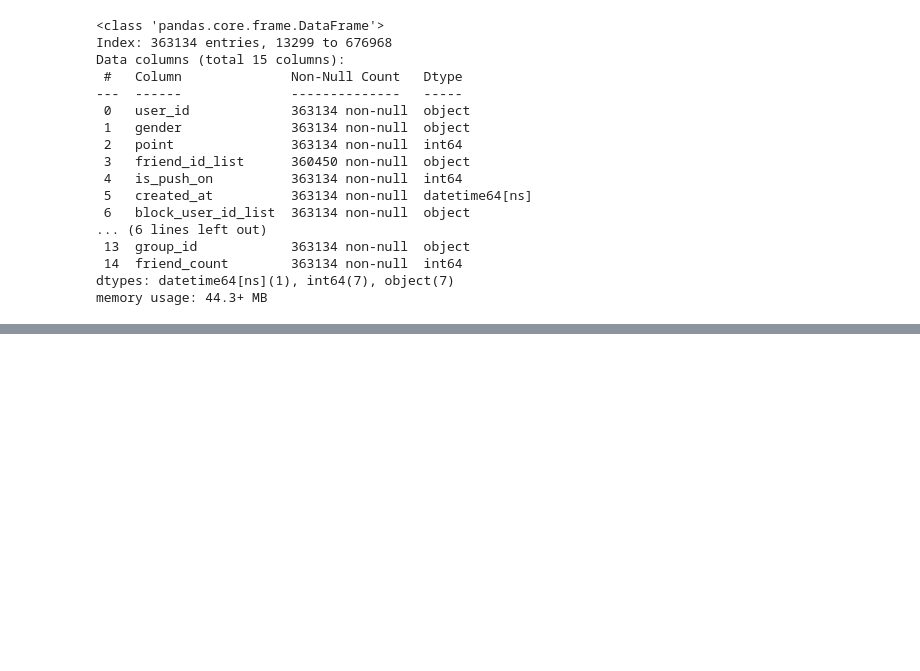
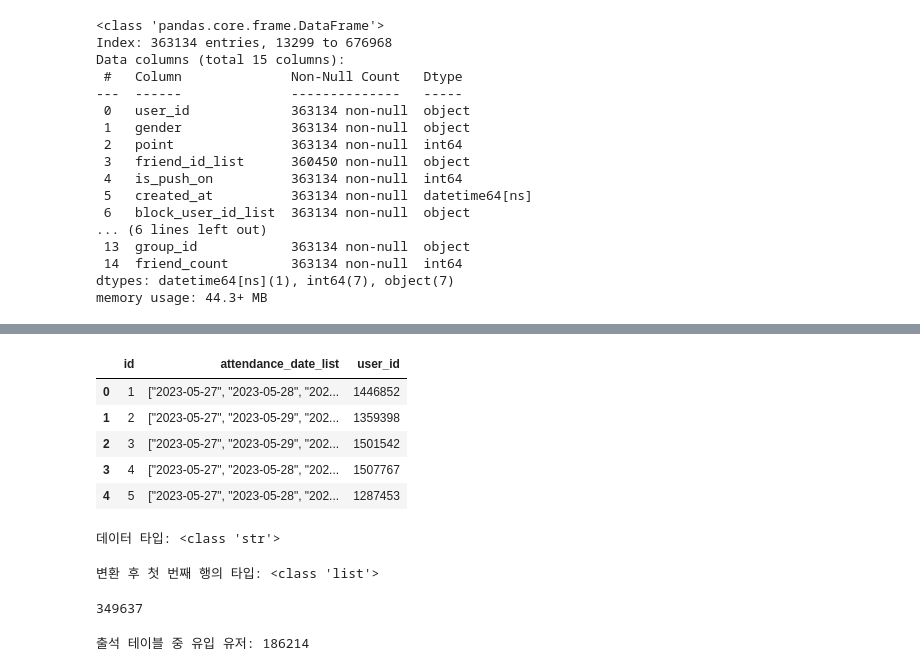
Before and after one commit to EtheriumArchive/Codeit_project, a Jupyter notebook: analysis_damyeon_v2.ipynb, the cells around one changed output, grey strips where cells are left out. Cells and saved outputs as stored; diff of their text form; code cells hidden in the pictures; blank space fills up the shorter version.

```diff
--- a/analysis_damyeon_v2.ipynb
+++ b/analysis_damyeon_v2.ipynb
@@ -618,0 +658,3 @@ print(f"필터링 된 유저 수: {676978 - 626239}명")
+# %%
+attendance_path = 'dumps/raw_vote_csv/accounts_attendance.csv'
+raw_attendance = pd.read_csv(attendance_path)
@@ -618,0 +674,14 @@ print(f"필터링 된 유저 수: {676978 - 626239}명")
+# %%
+raw_attendance.head()
+# %% [output]
+|  | id | attendance_date_list | user_id |
+| 0 | 1 | ["2023-05-27", "2023-05-28", "202... | 1446852 |
+| 1 | 2 | ["2023-05-27", "2023-05-29", "202... | 1359398 |
+| 2 | 3 | ["2023-05-27", "2023-05-29", "202... | 1501542 |
+| 3 | 4 | ["2023-05-27", "2023-05-28", "202... | 1507767 |
+| 4 | 5 | ["2023-05-27", "2023-05-28", "202... | 1287453 |
+# %%
+first_value = raw_attendance['attendance_date_list'].iloc[0]
+print(f"데이터 타입: {type(first_value)}")
+# %% [output]
+데이터 타입: <class 'str'>
@@ -618,0 +694,18 @@ print(f"필터링 된 유저 수: {676978 - 626239}명")
+# %%
+# 변환 후 다시 확인
+print(f"변환 후 첫 번째 행의 타입: {type(processed_attendance['attendance_date_list'].iloc[0])}")
+# %% [output]
+변환 후 첫 번째 행의 타입: <class 'list'>
+# %%
+# 출석 테이블 유저 고유값
+processed_attendance['user_id'].nunique()
+# %% [output]
+349637
+# %%
+# 출석 테이블을 리텐션으로 볼 수 있는지?
+
+# 유입 유저 필터링
+acquisition_filtered_attendance = processed_attendance[processed_attendance['user_id'].isin(acquisition_user_list)].copy()
+print(f"출석 테이블 중 유입 유저: {acquisition_filtered_attendance['user_id'].nunique()}")
+# %% [output]
+출석 테이블 중 유입 유저: 186214
```
Also changed, not shown: parts of 37 cells of this notebook, 1 other file.
